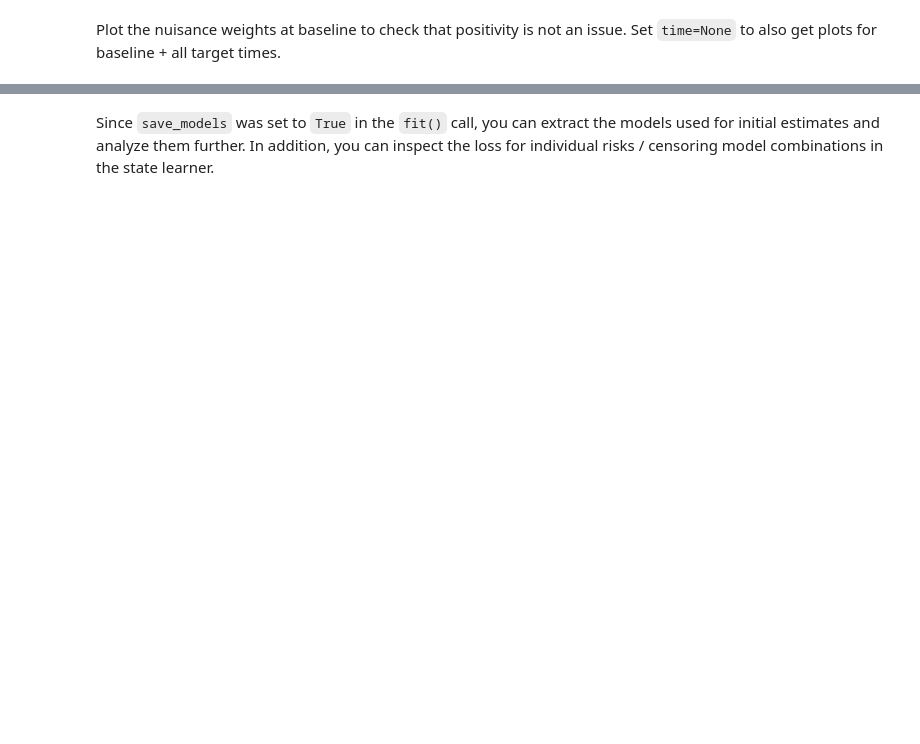
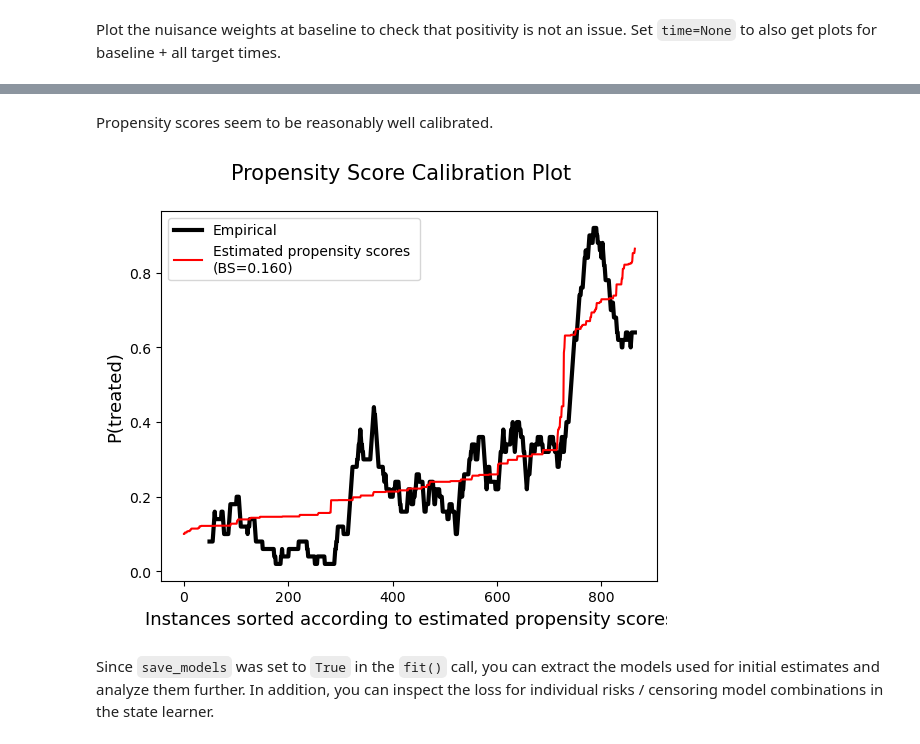
Before and after one commit to SCAI-BIO/pytmle, a Jupyter notebook: docs/source/notebooks/01_tutorial_basic.ipynb, the cells around one changed output, grey strips where cells are left out. Cells and saved outputs as stored; diff of their text form; code cells hidden in the pictures; blank space fills up the shorter version.

Commit message:
Feat: plotting for calibration of propensity scores

```diff
--- a/docs/source/notebooks/01_tutorial_basic.ipynb
+++ b/docs/source/notebooks/01_tutorial_basic.ipynb
@@ -93,3 +93,9 @@ tmle.plot_nuisance_weights(time=0)
+# %% [markdown]
+Propensity scores seem to be reasonably well calibrated.
+# %%
+tmle.plot_propensity_score_calibration()
+# %% [output]
+[figure, added]
 # %% [markdown]
 Since `save_models` was set to `True` in the `fit()` call, you can extract the models used for initial estimates and analyze them further. In addition, you can inspect the loss for individual risks / censoring model combinations in the state learner.
 # %%
```
Also changed, not shown: parts of 8 cells of this notebook, 2 other files.
